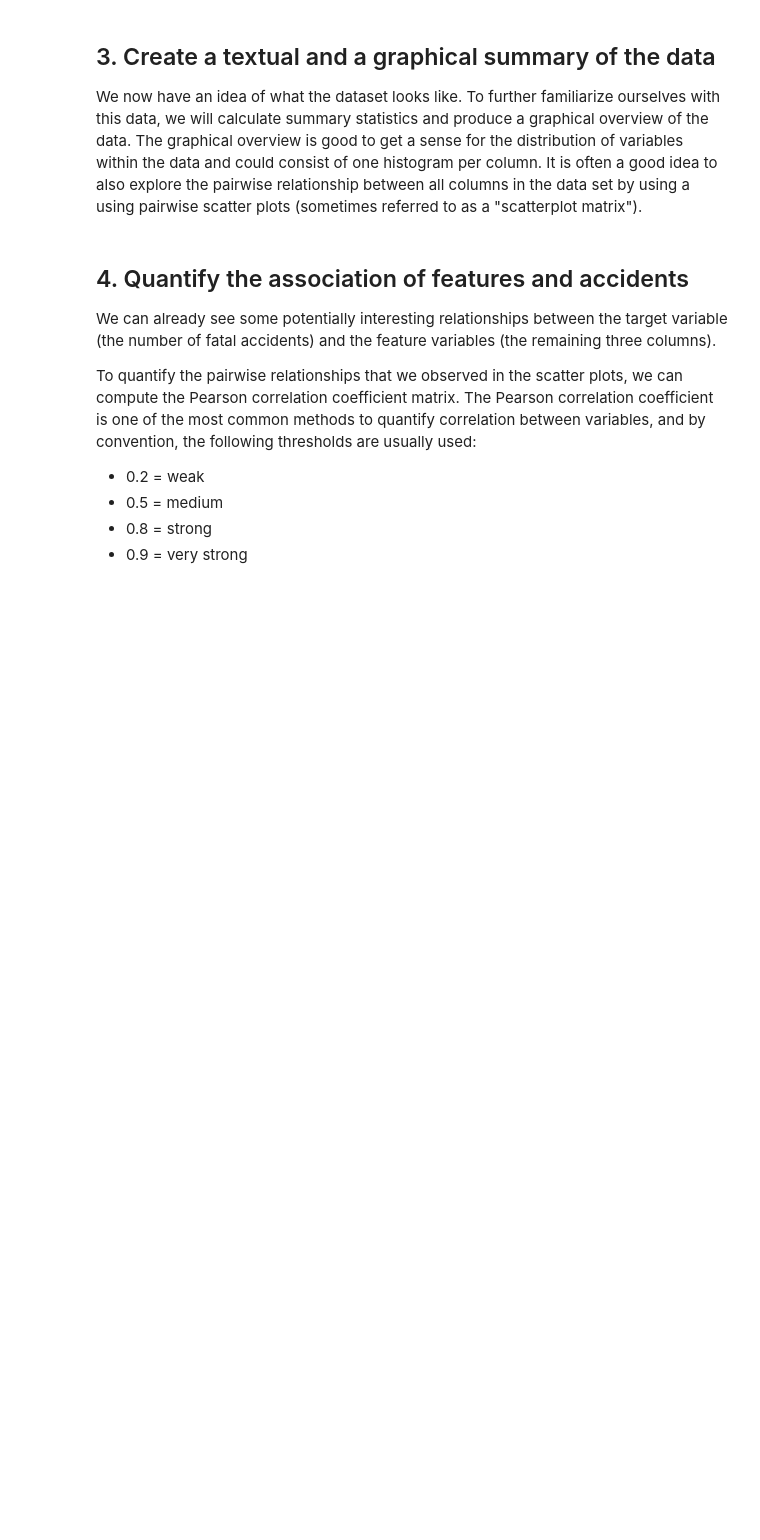
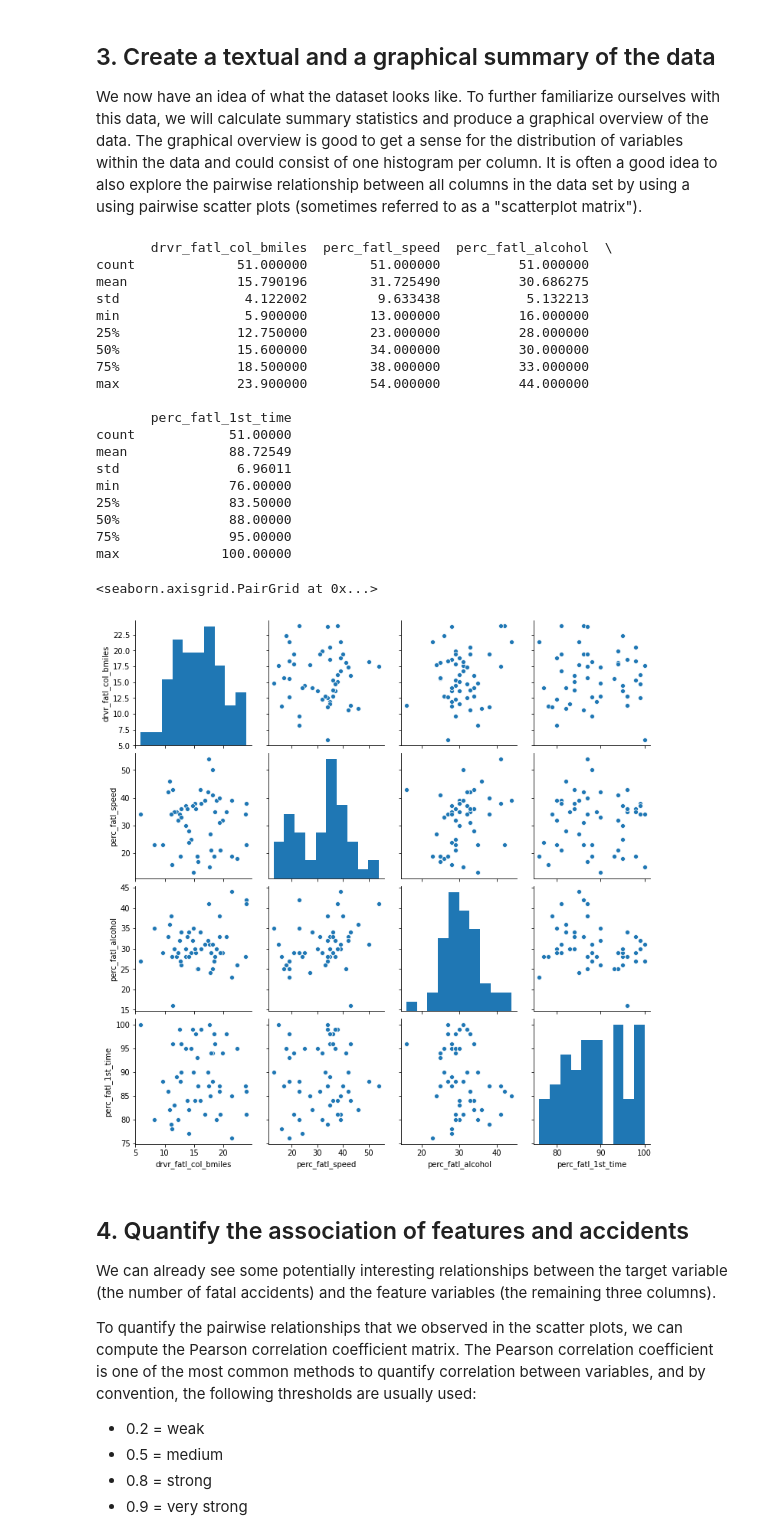
Before and after one commit to ashkmason/datacamp.projects, a Jupyter notebook: Reducing Traffic Mortality in the USA/notebook.ipynb, the cells around one changed output. Drawn from its saved outputs; the diff is of its cells as text; code cells hidden in the pictures; blank space fills up the shorter version.

Commit message:
created a textual a graphical overview of the data

```diff
--- a/Reducing Traffic Mortality in the USA/notebook.ipynb
+++ b/Reducing Traffic Mortality in the USA/notebook.ipynb
@@ -94,14 +94,36 @@ None
 # %%
 # import seaborn and make plots appear inline
 import seaborn as sns
 %matplotlib inline
 
 # Compute the summary statistics of all columns in the `car_acc` DataFrame
-sum_stat_car = ...
+sum_stat_car = car_acc.describe()
 print(sum_stat_car)
 
 # Create a pairwise scatter plot to explore the data
-# ... YOUR CODE FOR TASK 3 ...
+sns.pairplot(car_acc)
+# %% [output]
+       drvr_fatl_col_bmiles  perc_fatl_speed  perc_fatl_alcohol  \
+count             51.000000        51.000000          51.000000
+mean              15.790196        31.725490          30.686275
+std                4.122002         9.633438           5.132213
+min                5.900000        13.000000          16.000000
+25%               12.750000        23.000000          28.000000
+50%               15.600000        34.000000          30.000000
+75%               18.500000        38.000000          33.000000
+max               23.900000        54.000000          44.000000
+
+       perc_fatl_1st_time
+count            51.00000
+mean             88.72549
+std               6.96011
+min              76.00000
+25%              83.50000
+50%              88.00000
+75%              95.00000
+max             100.00000
+<seaborn.axisgrid.PairGrid at 0x...>
+[figure, added]
 # %% [markdown]
 ## 4. Quantify the association of features and accidents
 <p>We can already see some potentially interesting relationships between the target variable (the number of fatal accidents) and the feature variables (the remaining three columns).</p>
```
